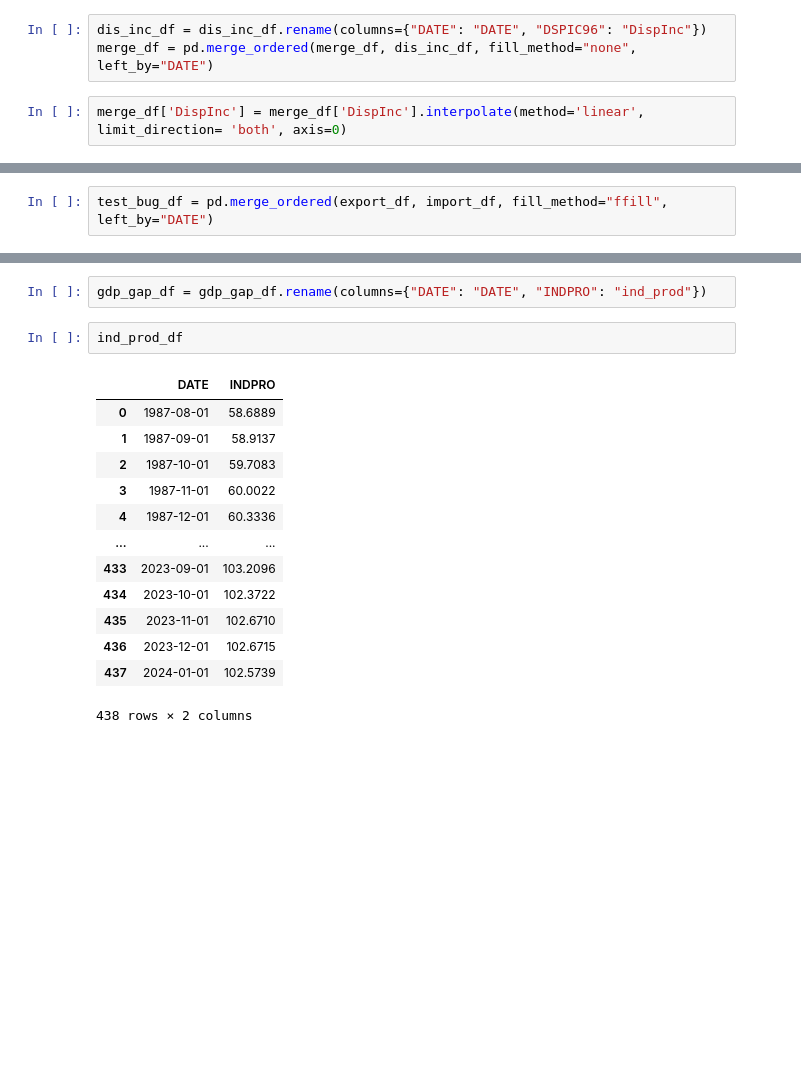
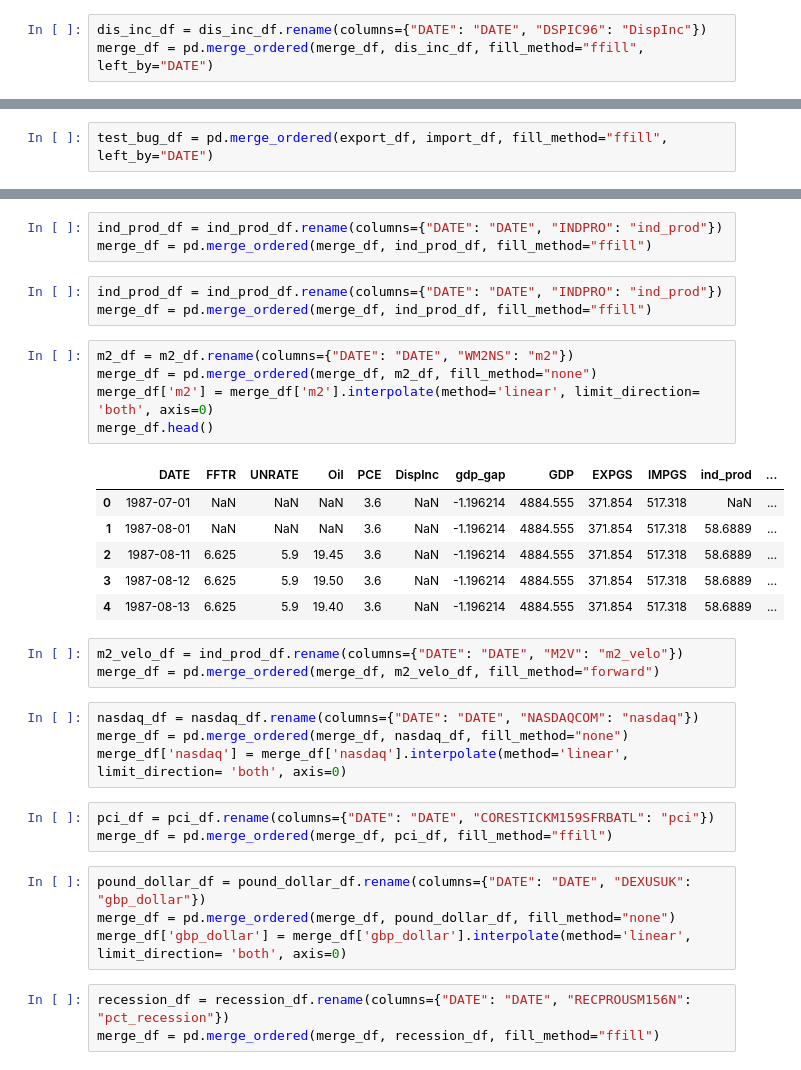
Before and after one commit to Nhunsick/FFTR_Prediction, a Jupyter notebook: Notebooks/EDA_cleaning.ipynb, the cells around one changed output, grey strips where cells are left out. Drawn from its saved outputs; the diff is of its cells as text; blank space fills up the shorter version.

Commit message:
finished imputation and dataframe merging

```diff
--- a/Notebooks/EDA_cleaning.ipynb
+++ b/Notebooks/EDA_cleaning.ipynb
@@ -423,5 +412,3 @@ merge_df['PCE'] = merge_df['PCE'].interpolate(method='linear', limit_direction=
 # %%
 dis_inc_df = dis_inc_df.rename(columns={"DATE": "DATE", "DSPIC96": "DispInc"})
-merge_df = pd.merge_ordered(merge_df, dis_inc_df, fill_method="none", left_by="DATE")
+merge_df = pd.merge_ordered(merge_df, dis_inc_df, fill_method="ffill", left_by="DATE")
-# %%
-merge_df['DispInc'] = merge_df['DispInc'].interpolate(method='linear', limit_direction= 'both', axis=0)
@@ -468,18 +424,35 @@ merge_df.head(55)
 # %%
-gdp_gap_df = gdp_gap_df.rename(columns={"DATE": "DATE", "INDPRO": "ind_prod"})
+ind_prod_df = ind_prod_df.rename(columns={"DATE": "DATE", "INDPRO": "ind_prod"})
+merge_df = pd.merge_ordered(merge_df, ind_prod_df, fill_method="ffill")
-# %%
-ind_prod_df
-# %% [output]
-|  | DATE | INDPRO |
-| 0 | 1987-08-01 | 58.6889 |
-| 1 | 1987-09-01 | 58.9137 |
-| 2 | 1987-10-01 | 59.7083 |
-| 3 | 1987-11-01 | 60.0022 |
-| 4 | 1987-12-01 | 60.3336 |
-| ... | ... | ... |
-| 433 | 2023-09-01 | 103.2096 |
-| 434 | 2023-10-01 | 102.3722 |
-| 435 | 2023-11-01 | 102.6710 |
-| 436 | 2023-12-01 | 102.6715 |
-| 437 | 2024-01-01 | 102.5739 |
-438 rows × 2 columns
+# %%
+ind_prod_df = ind_prod_df.rename(columns={"DATE": "DATE", "INDPRO": "ind_prod"})
+merge_df = pd.merge_ordered(merge_df, ind_prod_df, fill_method="ffill")
+# %%
+m2_df = m2_df.rename(columns={"DATE": "DATE", "WM2NS": "m2"})
+merge_df = pd.merge_ordered(merge_df, m2_df, fill_method="none")
+merge_df['m2'] = merge_df['m2'].interpolate(method='linear', limit_direction= 'both', axis=0)
+merge_df.head()
+# %% [output]
+|  | DATE | FFTR | UNRATE | Oil | PCE | DispInc | gdp_gap | GDP | EXPGS | IMPGS | ind_prod | ... |
+| 0 | 1987-07-01 | NaN | NaN | NaN | 3.6 | NaN | -1.196214 | 4884.555 | 371.854 | 517.318 | NaN | ... |
+| 1 | 1987-08-01 | NaN | NaN | NaN | 3.6 | NaN | -1.196214 | 4884.555 | 371.854 | 517.318 | 58.6889 | ... |
+| 2 | 1987-08-11 | 6.625 | 5.9 | 19.45 | 3.6 | NaN | -1.196214 | 4884.555 | 371.854 | 517.318 | 58.6889 | ... |
+| 3 | 1987-08-12 | 6.625 | 5.9 | 19.50 | 3.6 | NaN | -1.196214 | 4884.555 | 371.854 | 517.318 | 58.6889 | ... |
+| 4 | 1987-08-13 | 6.625 | 5.9 | 19.40 | 3.6 | NaN | -1.196214 | 4884.555 | 371.854 | 517.318 | 58.6889 | ... |
+# %%
+m2_velo_df = ind_prod_df.rename(columns={"DATE": "DATE", "M2V": "m2_velo"})
+merge_df = pd.merge_ordered(merge_df, m2_velo_df, fill_method="forward")
+# %%
+nasdaq_df = nasdaq_df.rename(columns={"DATE": "DATE", "NASDAQCOM": "nasdaq"})
+merge_df = pd.merge_ordered(merge_df, nasdaq_df, fill_method="none")
+merge_df['nasdaq'] = merge_df['nasdaq'].interpolate(method='linear', limit_direction= 'both', axis=0)
+# %%
+pci_df = pci_df.rename(columns={"DATE": "DATE", "CORESTICKM159SFRBATL": "pci"})
+merge_df = pd.merge_ordered(merge_df, pci_df, fill_method="ffill")
+# %%
+pound_dollar_df = pound_dollar_df.rename(columns={"DATE": "DATE", "DEXUSUK": "gbp_dollar"})
+merge_df = pd.merge_ordered(merge_df, pound_dollar_df, fill_method="none")
+merge_df['gbp_dollar'] = merge_df['gbp_dollar'].interpolate(method='linear', limit_direction= 'both', axis=0)
+# %%
+recession_df = recession_df.rename(columns={"DATE": "DATE", "RECPROUSM156N": "pct_recession"})
+merge_df = pd.merge_ordered(merge_df, recession_df, fill_method="ffill")
```
Also changed, not shown: parts of 11 cells of this notebook.
